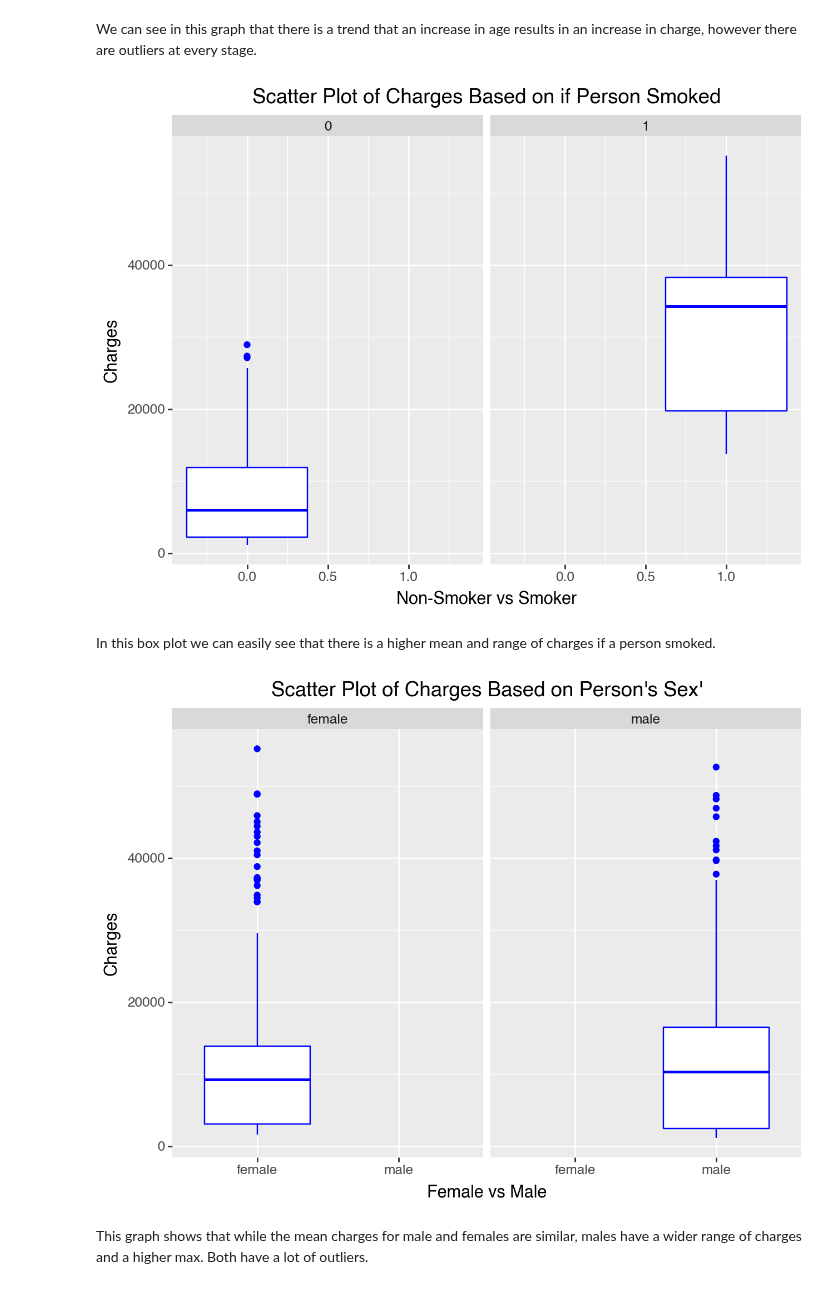
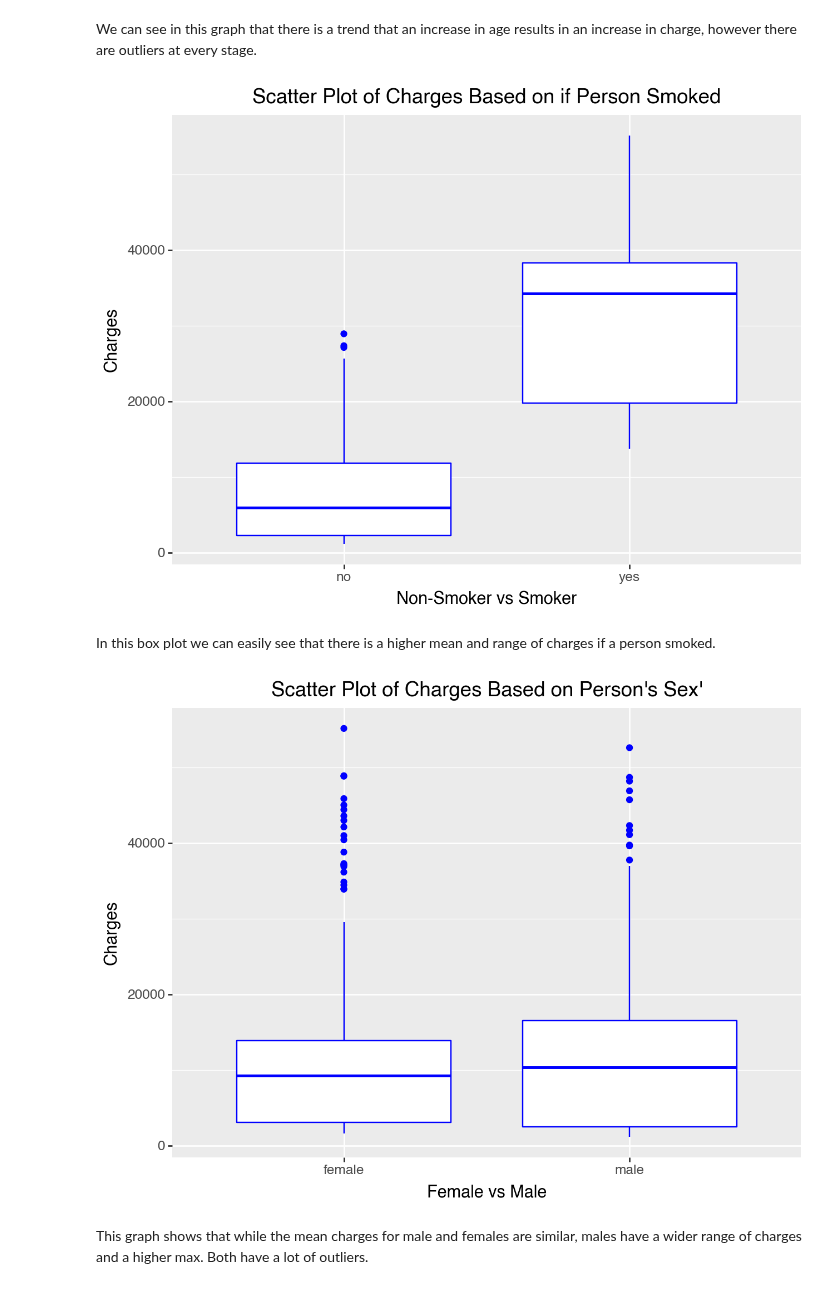
Before and after one commit to alexandragrover/GSB-544, a Jupyter notebook: Labs/Lab5/Lab5.ipynb, the cells around one changed output. Drawn from its saved outputs; the diff is of its cells as text; code cells hidden in the pictures.

```diff
--- a/Labs/Lab5/Lab5.ipynb
+++ b/Labs/Lab5/Lab5.ipynb
@@ -95,6 +91,6 @@ There are 206 females in the data
 # %%
 #Make dummy variables for female  and change smoker
 df['female']=(df['sex']=='female').astype(int)
-df['smoker']=(df['smoker']=='yes').astype(int)
+df['yes_smoker']=(df['smoker']=='yes').astype(int)
 df.head()
 # %% [output]
@@ -120,21 +116,20 @@ We can see in this graph that there is a trend that an increase in age results i
 (ggplot(df,aes(x="smoker", y="charges"))
 +geom_boxplot(color='blue')
 +labs(title='Scatter Plot of Charges Based on if Person Smoked', x='Non-Smoker vs Smoker', y='Charges')
-+facet_wrap('~smoker')
+
 )
 # %% [output]
-[figure, old version]
+[figure, new version]
 # %% [markdown]
 In this box plot we can easily see that there is a higher mean and range of charges if a person smoked.
 # %%
 #Sex
 (ggplot(df,aes(x="sex", y="charges"))
 +geom_boxplot(color='blue')
 +labs(title="Scatter Plot of Charges Based on Person's Sex'", x='Female vs Male', y='Charges')
-+facet_wrap('~sex')
 )
 # %% [output]
-[figure, old version]
+[figure, new version]
 # %% [markdown]
 This graph shows that while the mean charges for male and females are similar, males have a wider range of charges and a higher max. Both have a lot of outliers.
 # %% [markdown]
```
Also changed, not shown: parts of 38 cells of this notebook, 1 other file.
